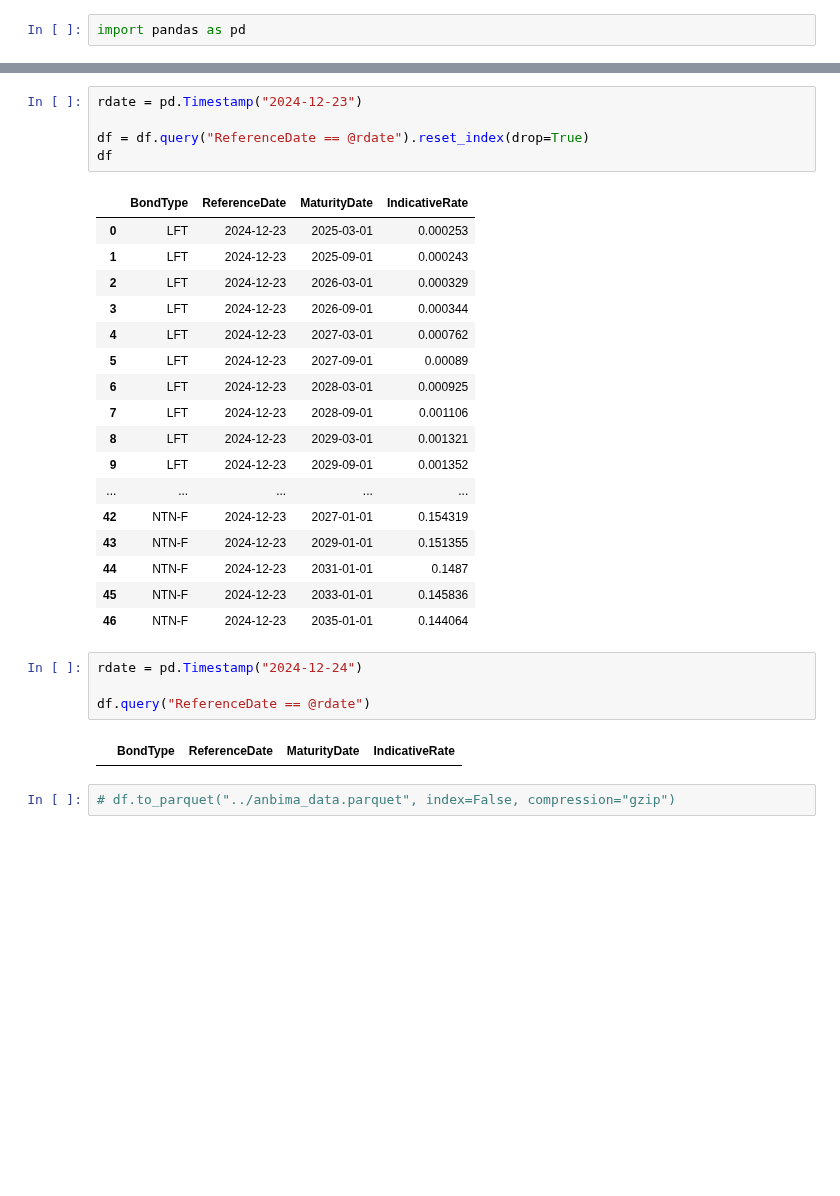
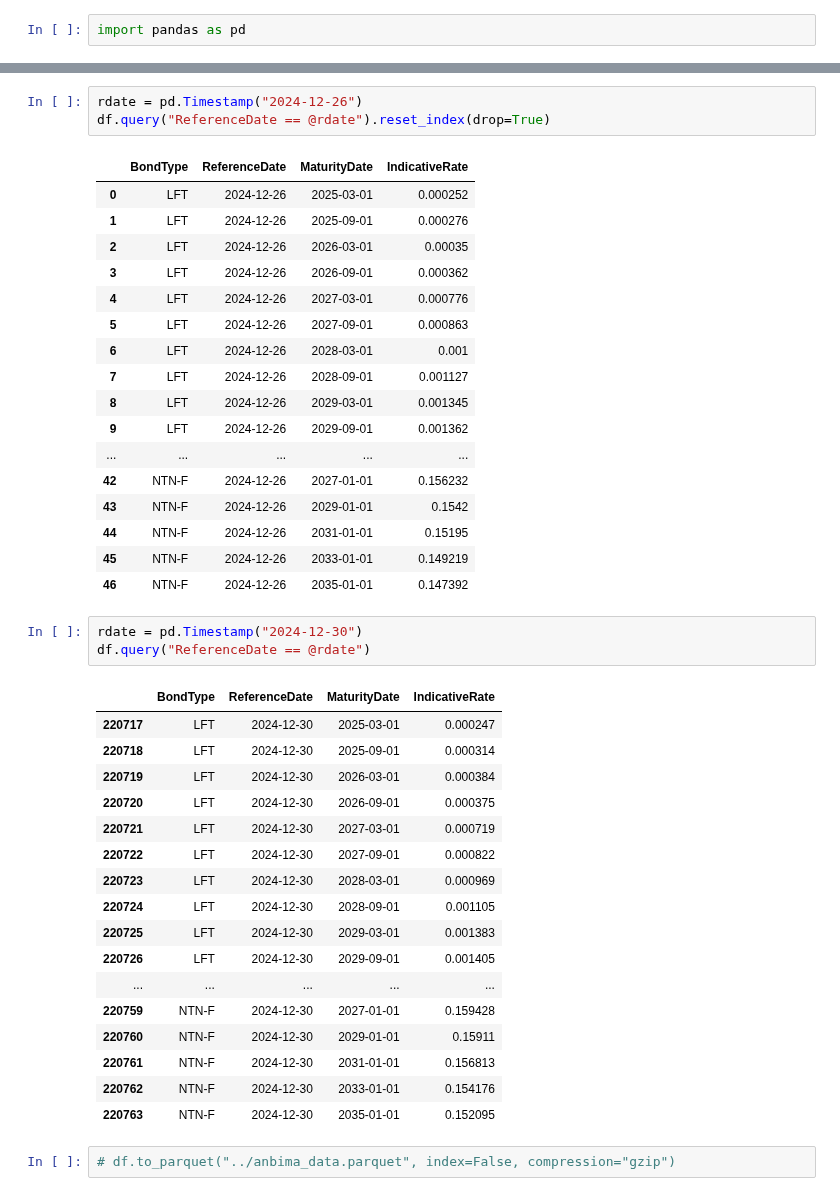
Before and after one commit to crdcj/pyield-data, a Jupyter notebook: notebooks/check_files.ipynb, the cells around one changed output, grey strips where cells are left out. Drawn from its saved outputs; the diff is of its cells as text; blank space fills up the shorter version.

Commit message:
updates for date 02/01/2025

```diff
--- a/notebooks/check_files.ipynb
+++ b/notebooks/check_files.ipynb
@@ -32,34 +32,47 @@ Data columns (total 4 columns):
 dtypes: Float64(1), datetime64[ns](2), string(1)
 memory usage: 6.9 MB
 # %%
-rdate = pd.Timestamp("2024-12-23")
-
-df = df.query("ReferenceDate == @rdate").reset_index(drop=True)
-df
+rdate = pd.Timestamp("2024-12-26")
+df.query("ReferenceDate == @rdate").reset_index(drop=True)
 # %% [output]
 |  | BondType | ReferenceDate | MaturityDate | IndicativeRate |
-| 0 | LFT | 2024-12-23 | 2025-03-01 | 0.000253 |
-| 1 | LFT | 2024-12-23 | 2025-09-01 | 0.000243 |
-| 2 | LFT | 2024-12-23 | 2026-03-01 | 0.000329 |
-| 3 | LFT | 2024-12-23 | 2026-09-01 | 0.000344 |
-| 4 | LFT | 2024-12-23 | 2027-03-01 | 0.000762 |
-| 5 | LFT | 2024-12-23 | 2027-09-01 | 0.00089 |
-| 6 | LFT | 2024-12-23 | 2028-03-01 | 0.000925 |
-| 7 | LFT | 2024-12-23 | 2028-09-01 | 0.001106 |
-| 8 | LFT | 2024-12-23 | 2029-03-01 | 0.001321 |
-| 9 | LFT | 2024-12-23 | 2029-09-01 | 0.001352 |
+| 0 | LFT | 2024-12-26 | 2025-03-01 | 0.000252 |
+| 1 | LFT | 2024-12-26 | 2025-09-01 | 0.000276 |
+| 2 | LFT | 2024-12-26 | 2026-03-01 | 0.00035 |
+| 3 | LFT | 2024-12-26 | 2026-09-01 | 0.000362 |
+| 4 | LFT | 2024-12-26 | 2027-03-01 | 0.000776 |
+| 5 | LFT | 2024-12-26 | 2027-09-01 | 0.000863 |
+| 6 | LFT | 2024-12-26 | 2028-03-01 | 0.001 |
+| 7 | LFT | 2024-12-26 | 2028-09-01 | 0.001127 |
+| 8 | LFT | 2024-12-26 | 2029-03-01 | 0.001345 |
+| 9 | LFT | 2024-12-26 | 2029-09-01 | 0.001362 |
 | ... | ... | ... | ... | ... |
-| 42 | NTN-F | 2024-12-23 | 2027-01-01 | 0.154319 |
-| 43 | NTN-F | 2024-12-23 | 2029-01-01 | 0.151355 |
-| 44 | NTN-F | 2024-12-23 | 2031-01-01 | 0.1487 |
-| 45 | NTN-F | 2024-12-23 | 2033-01-01 | 0.145836 |
-| 46 | NTN-F | 2024-12-23 | 2035-01-01 | 0.144064 |
+| 42 | NTN-F | 2024-12-26 | 2027-01-01 | 0.156232 |
+| 43 | NTN-F | 2024-12-26 | 2029-01-01 | 0.1542 |
+| 44 | NTN-F | 2024-12-26 | 2031-01-01 | 0.15195 |
+| 45 | NTN-F | 2024-12-26 | 2033-01-01 | 0.149219 |
+| 46 | NTN-F | 2024-12-26 | 2035-01-01 | 0.147392 |
 # %%
-rdate = pd.Timestamp("2024-12-24")
-
+rdate = pd.Timestamp("2024-12-30")
 df.query("ReferenceDate == @rdate")
 # %% [output]
 |  | BondType | ReferenceDate | MaturityDate | IndicativeRate |
+| 220717 | LFT | 2024-12-30 | 2025-03-01 | 0.000247 |
+| 220718 | LFT | 2024-12-30 | 2025-09-01 | 0.000314 |
+| 220719 | LFT | 2024-12-30 | 2026-03-01 | 0.000384 |
+| 220720 | LFT | 2024-12-30 | 2026-09-01 | 0.000375 |
+| 220721 | LFT | 2024-12-30 | 2027-03-01 | 0.000719 |
+| 220722 | LFT | 2024-12-30 | 2027-09-01 | 0.000822 |
+| 220723 | LFT | 2024-12-30 | 2028-03-01 | 0.000969 |
+| 220724 | LFT | 2024-12-30 | 2028-09-01 | 0.001105 |
+| 220725 | LFT | 2024-12-30 | 2029-03-01 | 0.001383 |
+| 220726 | LFT | 2024-12-30 | 2029-09-01 | 0.001405 |
+| ... | ... | ... | ... | ... |
+| 220759 | NTN-F | 2024-12-30 | 2027-01-01 | 0.159428 |
+| 220760 | NTN-F | 2024-12-30 | 2029-01-01 | 0.15911 |
+| 220761 | NTN-F | 2024-12-30 | 2031-01-01 | 0.156813 |
+| 220762 | NTN-F | 2024-12-30 | 2033-01-01 | 0.154176 |
+| 220763 | NTN-F | 2024-12-30 | 2035-01-01 | 0.152095 |
 # %%
 # df.to_parquet("../anbima_data.parquet", index=False, compression="gzip")
 # %%
```
Also changed, not shown: parts of 4 cells of this notebook, 3 other files.
